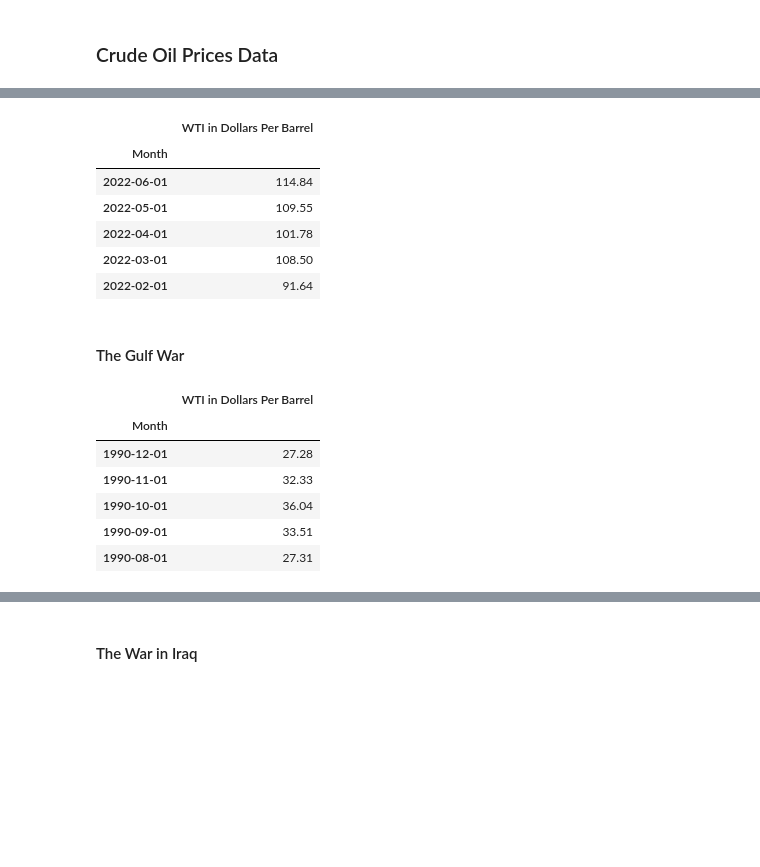
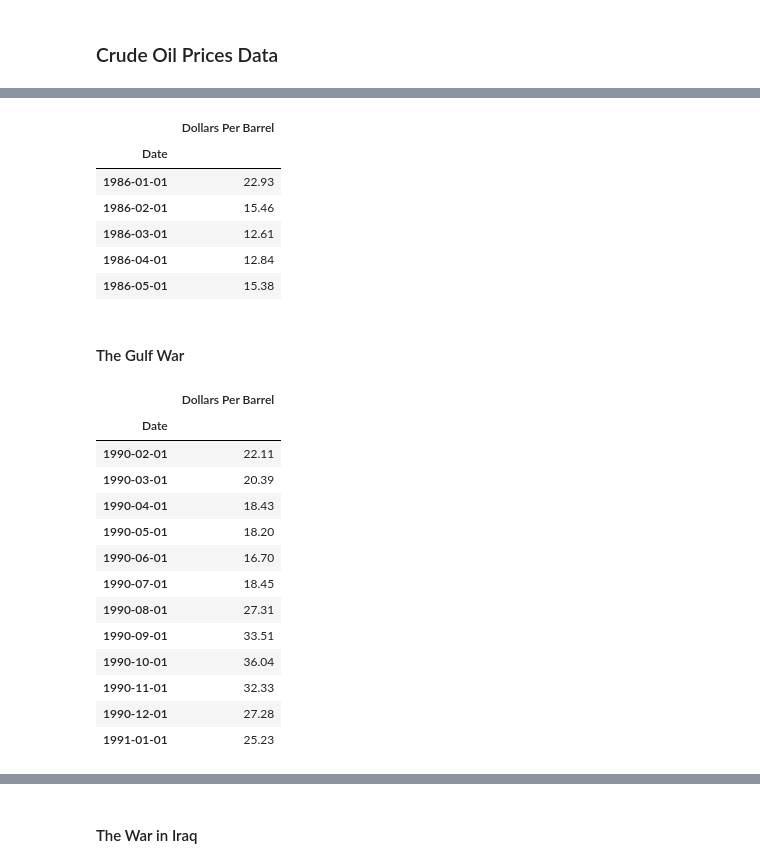
Before and after one commit to lrb924/Collateral_Damage, a Jupyter notebook: Data Exploration and Cleanup.ipynb, the cells around one changed output, grey strips where cells are left out. Cells and saved outputs as stored; diff of their text form; code cells hidden in the pictures; blank space fills up the shorter version.

```diff
--- a/Data Exploration and Cleanup.ipynb
+++ b/Data Exploration and Cleanup.ipynb
@@ -409,8 +403,8 @@ plot_graph(gas_rusua_df, title="Closing Stock Prices of Gas Companies During the
 # %%
 # Import crude oil prices from csv in Resources folder
 
-crude_df = pd.read_csv("Resources/Cushing_OK_WTI_Spot_Price_FOB.csv")
-crude_df = crude_df.rename(columns={"Cushing OK WTI Spot Price FOB Dollars per Barrel":"WTI in Dollars Per Barrel"})
+crude_df = pd.read_csv("Resources/RWTCm.csv", parse_dates=["Date"])
+crude_df = crude_df.rename(columns={"perBarrel":"Dollars Per Barrel"})
 # %%
 # Check for null values
 
@@ -433,41 +434,48 @@ crude_df.head()
 # %%
-# Change "Month" column to datetime object
+# Change "Date" column to datetime object
 
-crude_df["Month"]=pd.to_datetime(crude_df["Month"])
+crude_df["Date"]=pd.to_datetime(crude_df["Date"])
 
 # Set "Month" as the index
 
-crude_df.set_index("Month", inplace=True)
+crude_df.set_index("Date", inplace=True)
 # %%
 # Investigate dataframe
 
 crude_df.head()
 # %% [output]
-|  | WTI in Dollars Per Barrel |
-| Month |  |
-| 2022-06-01 | 114.84 |
-| 2022-05-01 | 109.55 |
-| 2022-04-01 | 101.78 |
-| 2022-03-01 | 108.50 |
-| 2022-02-01 | 91.64 |
+|  | Dollars Per Barrel |
+| Date |  |
+| 1986-01-01 | 22.93 |
+| 1986-02-01 | 15.46 |
+| 1986-03-01 | 12.61 |
+| 1986-04-01 | 12.84 |
+| 1986-05-01 | 15.38 |
 # %% [markdown]
 #### The Gulf War
 # %%
 # Create dataframe for oil prices during the Gulf War
 
-gulf_oil_df = crude_df.loc["Feb 1990":"Dec 1990"]
+gulf_oil_df = crude_df.loc["1990-02-01":"1991-01-01"]
 
 # Investigate dataframe
 
-gulf_oil_df.head()
+gulf_oil_df
 # %% [output]
-|  | WTI in Dollars Per Barrel |
-| Month |  |
+|  | Dollars Per Barrel |
+| Date |  |
+| 1990-02-01 | 22.11 |
+| 1990-03-01 | 20.39 |
+| 1990-04-01 | 18.43 |
+| 1990-05-01 | 18.20 |
+| 1990-06-01 | 16.70 |
+| 1990-07-01 | 18.45 |
+| 1990-08-01 | 27.31 |
+| 1990-09-01 | 33.51 |
+| 1990-10-01 | 36.04 |
+| 1990-11-01 | 32.33 |
 | 1990-12-01 | 27.28 |
-| 1990-11-01 | 32.33 |
-| 1990-10-01 | 36.04 |
-| 1990-09-01 | 33.51 |
-| 1990-08-01 | 27.31 |
+| 1991-01-01 | 25.23 |
 # %%
 # Plot the prices
 
```
Also changed, not shown: parts of 21 cells of this notebook, 1 other file.
